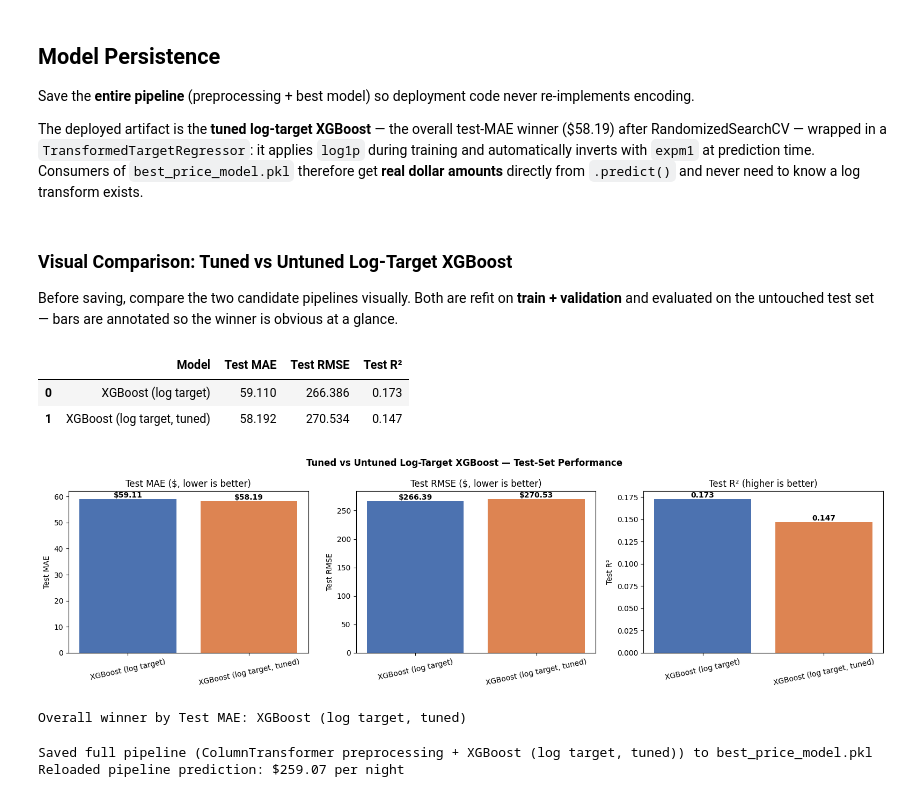
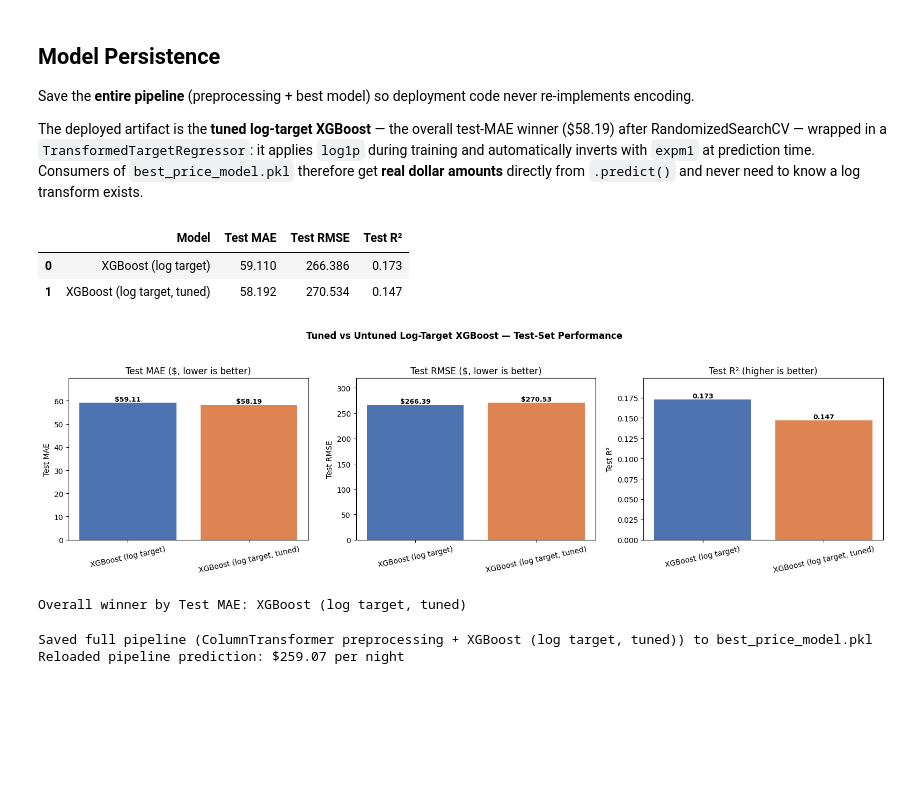
Before and after one commit to Messiri4/Airbnb_Predictor, a Jupyter notebook: Airbnb_Price_Prediction_updated.ipynb, the cells around one changed output. Drawn from its saved outputs; the diff is of its cells as text; code cells hidden in the pictures; blank space fills up the shorter version.

Commit message:
Fix chart label/title overlap in tuned-vs-untuned comparisons

```diff
--- a/Airbnb_Price_Prediction_updated.ipynb
+++ b/Airbnb_Price_Prediction_updated.ipynb
@@ -1006,10 +1006,6 @@ Final deployed model: XGBoost (log target, tuned)
 Save the **entire pipeline** (preprocessing + best model) so deployment code never re-implements encoding.
 
 The deployed artifact is the **tuned log-target XGBoost** — the overall test-MAE winner ($58.19) after RandomizedSearchCV — wrapped in a `TransformedTargetRegressor`: it applies `log1p` during training and automatically inverts with `expm1` at prediction time. Consumers of `best_price_model.pkl` therefore get **real dollar amounts** directly from `.predict()` and never need to know a log transform exists.
-# %% [markdown]
-### Visual Comparison: Tuned vs Untuned Log-Target XGBoost
-
-Before saving, compare the two candidate pipelines visually. Both are refit on **train + validation** and evaluated on the untouched test set — bars are annotated so the winner is obvious at a glance.
 # %%
 # Visual comparison of tuned vs untuned log-target XGBoost on the test set
 # (refit both on train + validation so the comparison is apples-to-apples)
@@ -1024,36 +1020,39 @@ candidate_metrics = []
 for name, pipe in candidates.items():
     preds = pipe.predict(X_test)
     candidate_metrics.append({
         'Model': name,
         'Test MAE': mean_absolute_error(y_test, preds),
         'Test RMSE': np.sqrt(mean_squared_error(y_test, preds)),
         'Test R²': r2_score(y_test, preds)
     })
 cand_df = pd.DataFrame(candidate_metrics)
 display(cand_df.round(3))
 
 fig, axes = plt.subplots(1, 3, figsize=(16, 4.5))
 colors = ['#4c72b0', '#dd8452']
 for ax, metric, label in zip(axes, ['Test MAE', 'Test RMSE', 'Test R²'],
                              ['Test MAE ($, lower is better)', 'Test RMSE ($, lower is better)', 'Test R² (higher is better)']):
     bars = ax.bar(cand_df['Model'], cand_df[metric], color=colors)
     ax.set_title(label)
     ax.set_ylabel(metric)
     ax.tick_params(axis='x', rotation=12)
+    ymax = cand_df[metric].max()
+    ax.set_ylim(0, ymax * 1.18 if metric != 'Test R²' else ymax * 1.15)
     for bar, val in zip(bars, cand_df[metric]):
         ax.text(bar.get_x() + bar.get_width()/2, val, f'${val:.2f}' if metric != 'Test R²' else f'{val:.3f}',
-                ha='center', va='bottom', fontweight='bold')
-plt.suptitle('Tuned vs Untuned Log-Target XGBoost — Test-Set Performance', fontweight='bold')
+                ha='center', va='bottom', fontweight='bold', fontsize=9)
+fig.suptitle('Tuned vs Untuned Log-Target XGBoost — Test-Set Performance',
+             fontweight='bold', y=1.04)
 plt.tight_layout()
 plt.show()
 
 winner = cand_df.sort_values('Test MAE').iloc[0]['Model']
 print(f"Overall winner by Test MAE: {winner}")
 # %% [output]
 |  | Model | Test MAE | Test RMSE | Test R² |
 | 0 | XGBoost (log target) | 59.110 | 266.386 | 0.173 |
 | 1 | XGBoost (log target, tuned) | 58.192 | 270.534 | 0.147 |
-[figure, old version]
+[figure, new version]
 Overall winner by Test MAE: XGBoost (log target, tuned)
 # %%
 # Persist the ENTIRE pipeline (preprocessing + best model) for deployment.
```
Also changed, not shown: parts of 1 cell of this notebook.
